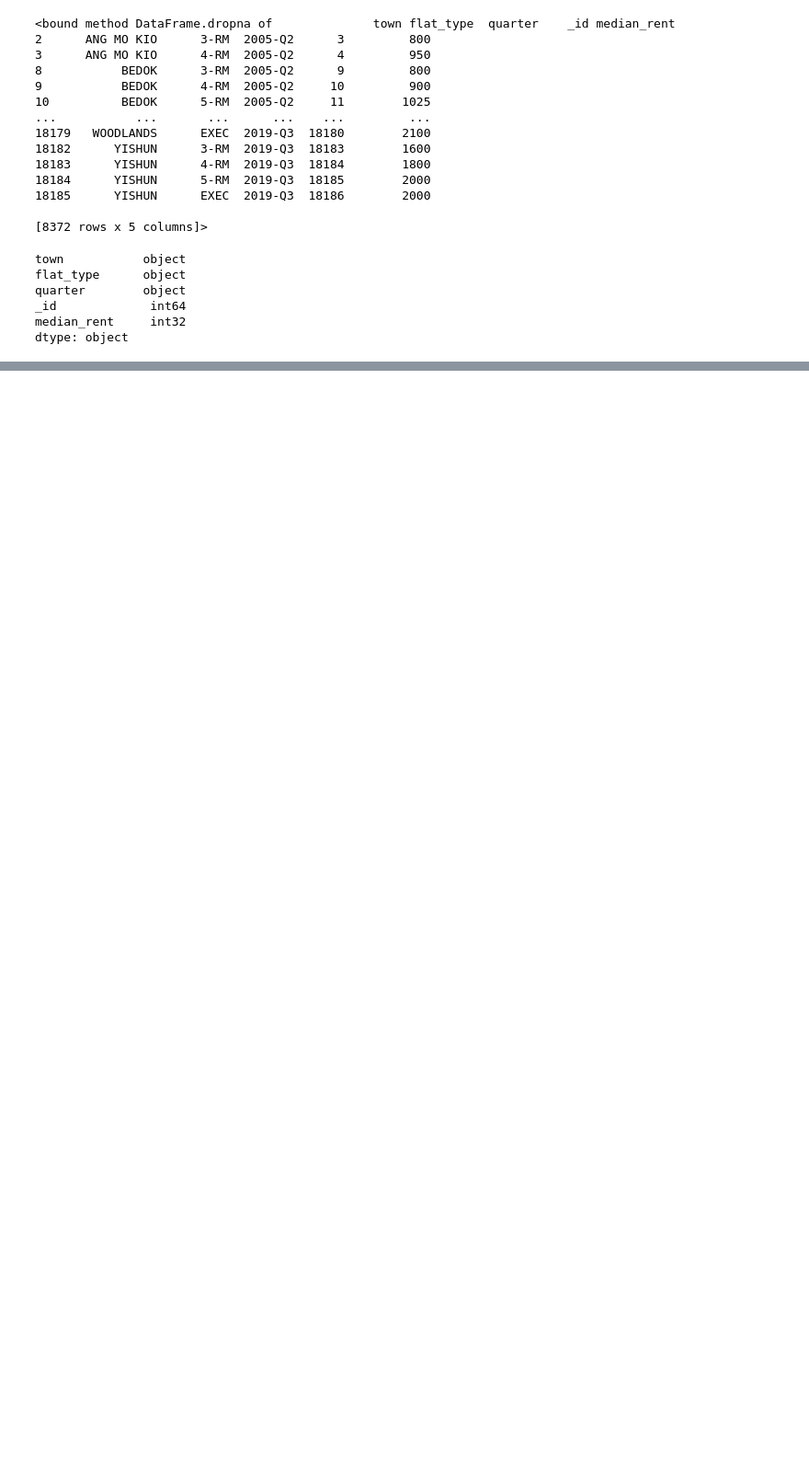
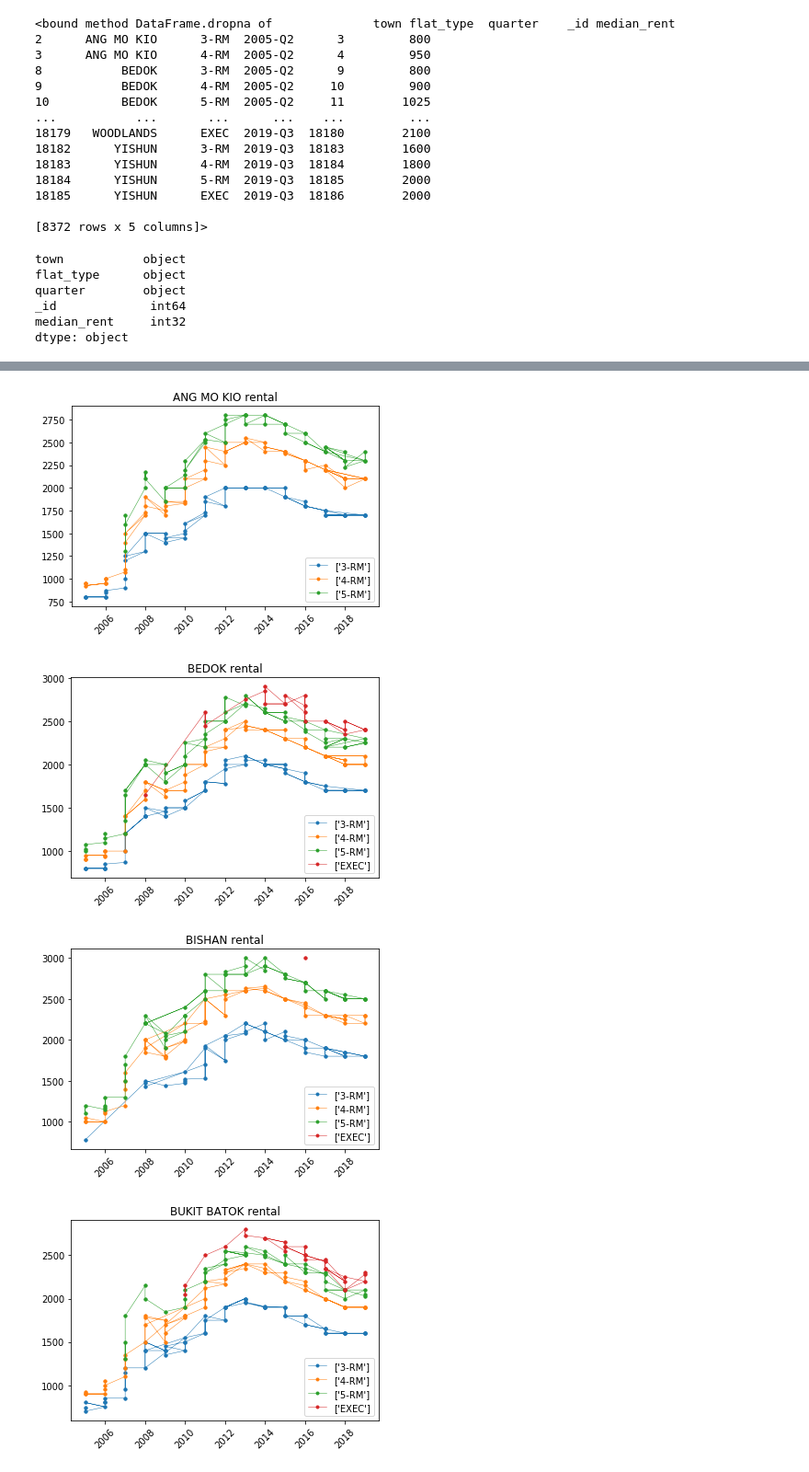
Before and after one commit to mingyyy/HDB_Rental, a Jupyter notebook: Main.ipynb, the cells around one changed output, grey strips where cells are left out. Shown at 92% size. Drawn from its saved outputs; the diff is of its cells as text; code cells hidden in the pictures; blank space fills up the shorter version.

```diff
--- a/Main.ipynb
+++ b/Main.ipynb
@@ -87,0 +81,4 @@ Name: flat_type, dtype: int64
+# %%
+list_town = df.town.groupby(df.town).unique()
+for i in list_town:
+    print(i[0])
@@ -110,0 +148,16 @@ plt.show()
+# %%
+for town in list_town:
+    df_ = df[df.town==town[0]]
+    list_type = df_[df_.town==town[0]].flat_type.groupby(df_.flat_type).unique()
+    for flattype in list_type:
+        df_rms = df_[df_.flat_type==flattype[0]]
+        plt.plot('year', 'median_rent', data=df_rms, marker='.',  linewidth=0.5, label=flattype)
+    plt.xticks(rotation=45)
+    plt.legend(loc='lower right')
+    plt.title(f'{town[0]} rental')
+    plt.show()
+# %% [output]
+[figure, added]
+[figure, added]
+[figure, added]
+[figure, added]
```
Also changed, not shown: parts of 12 cells of this notebook.
